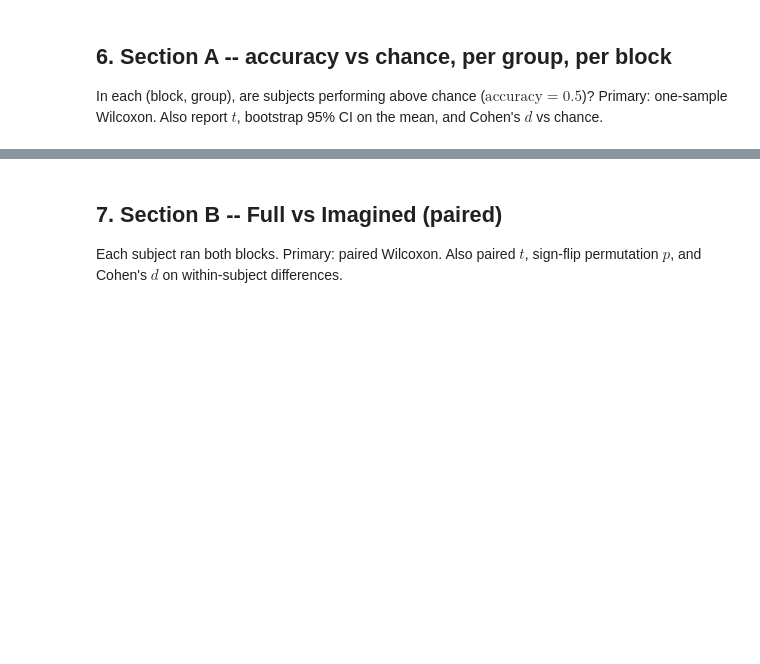
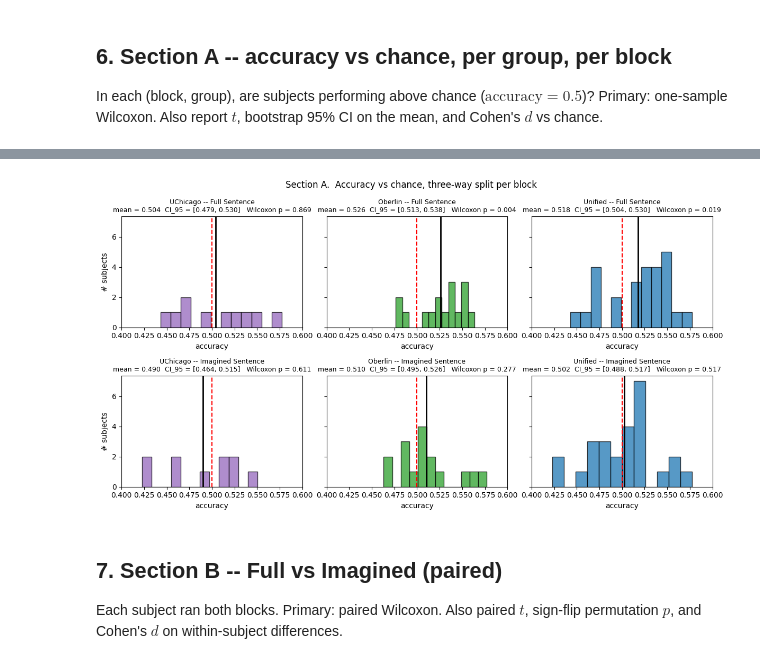
Before and after one commit to dtfalk/auditory-sp-analyses, a Jupyter notebook: jupyter_notebook/run_analyses.ipynb, the cells around one changed output, grey strips where cells are left out. Cells and saved outputs as stored; diff of their text form; code cells hidden in the pictures; blank space fills up the shorter version.

```diff
--- a/jupyter_notebook/run_analyses.ipynb
+++ b/jupyter_notebook/run_analyses.ipynb
@@ -413,7 +414,7 @@ def load_block_order():
             for order_index_int, scheme_column in ((1, "Block 1"), (2, "Block 2")):
                 rows.append(dict(
                     site              = site,
-                    subject           = str(int(subject_id)),
+                    subject           = str(subject_id),
                     block_type        = str(summary_row[scheme_column]),
                     block_order_index = order_index_int))
 
@@ -586,35 +661,60 @@ print(accuracy_vs_chance_table.round(4).to_string(index = False))
 # %%
 # ============================================================================
 # Section A -- accuracy distribution figure (2 blocks x 3 groups)
 #   Red dashed line  = chance (0.50)
 #   Black solid line = group mean
 # ============================================================================
 
+# Setup the big plot to hold the 6 subplots (Full, Imagined) x (UChicago, Oberlin, Unified)
 fig, axes_grid = plt.subplots(2, 3, figsize = (12, 6.5), sharey = True)
+
+# Iterate over the results from above
 for row_index, block_type in enumerate(("full_sentence", "imagined_sentence")):
+
+    # Once again split the data into UChicago, Oberlin, and Unified
     groups_by_site = split_into_three_groups(per_subject_table, block_type)
+
+    # Iterate over the splits and plot
     for col_index, group_name in enumerate(("UChicago", "Oberlin", "Unified")):
+
+        # Setup the axis grid
         ax         = axes_grid[row_index, col_index]
         accuracies = groups_by_site[group_name]["accuracy"].values
+
+        # Add a histogram
         ax.hist(accuracies, bins = 12, color = SITE_COLOR[group_name],
                  alpha = 0.75, edgecolor = "k")
+
+        # Add the null hypothesis line at 0.5 accuracy
         ax.axvline(0.5, color = "red",   linestyle = "--", linewidth = 1.5)
+
+        # Add the line with the observed group mean
         ax.axvline(np.mean(accuracies), color = "black", linewidth = 2)
-        row = accuracy_vs_chance_table.query(
-            "block == @block_type and group == @group_name").iloc[0]
+
+        # Get the data from this block type and group split
+        row = accuracy_vs_chance_table.query("block == @block_type and group == @group_name").iloc[0]
+
+        # Label the graph
         ax.set_title(f"{group_name} -- {BLOCK_LABEL[block_type]}\n"
                       f"mean = {row['mean']:.3f}  "
-                      f"[{row['ci_lo']:.3f}, {row['ci_hi']:.3f}]   "
+                      f"CI_95 = [{row['ci_lo']:.3f}, {row['ci_hi']:.3f}]   "
                       f"Wilcoxon p = {row['wilcoxon_p']:.3f}", fontsize = 9)
         ax.set_xlabel("accuracy")
+
+        # Add in the number of subjects
         if col_index == 0:
             ax.set_ylabel("# subjects")
         ax.set_xlim(0.40, 0.60)
-plt.suptitle("Section A.  Accuracy vs chance, three-way split per block",
-              fontsize = 12)
+
+# Add the overall graph title
+plt.suptitle("Section A.  Accuracy vs chance, three-way split per block",fontsize = 12)
+
+# Save the figure and display it too
 plt.tight_layout()
 plt.savefig(FIGURES_PATH / "A_accuracy_vs_chance.png", dpi = 140)
 plt.show()
+# %% [output]
+[figure, added]
 # %% [markdown]
 ## 7.  Section B -- Full vs Imagined (paired)
 
```
Also changed, not shown: parts of 18 cells of this notebook, 13 other files.
